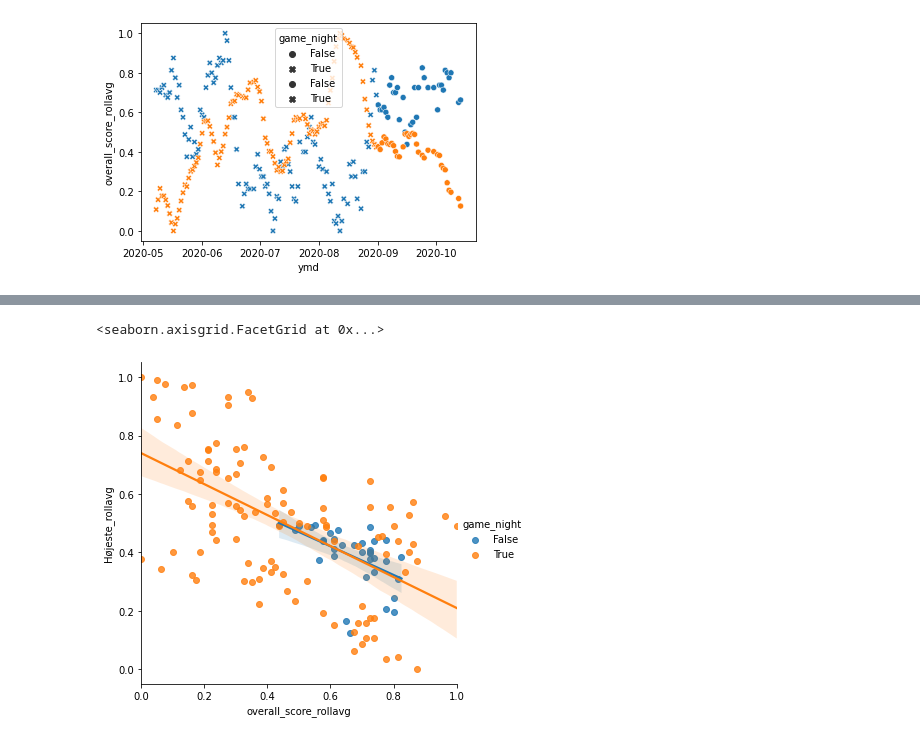
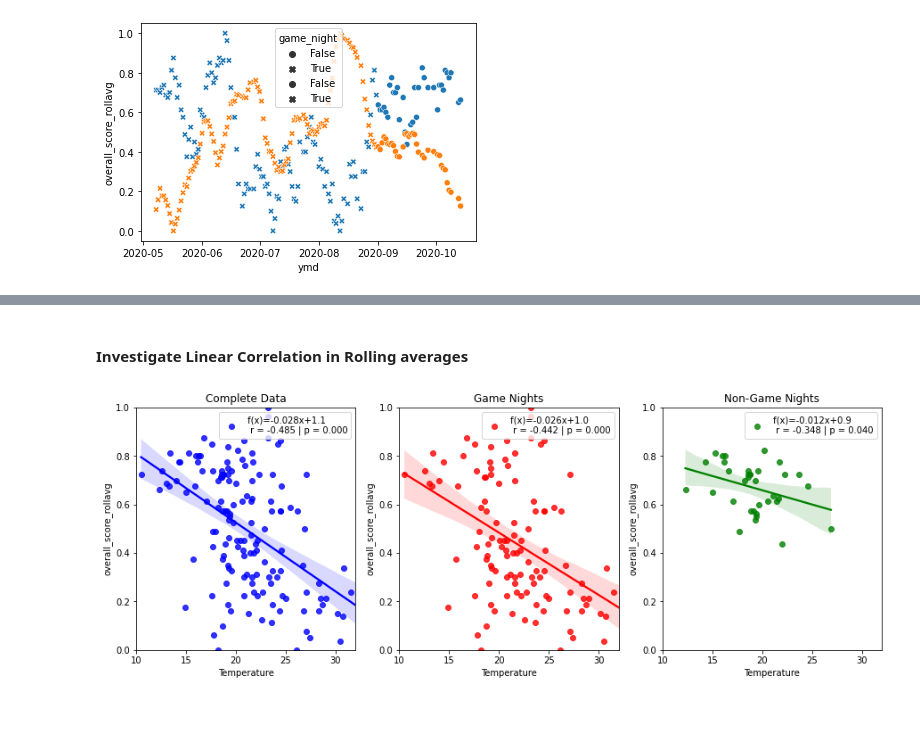
Before and after one commit to DresRumler/fitbit_project, a Jupyter notebook: EDA.ipynb, the cells around one changed output, grey strips where cells are left out. Drawn from its saved outputs; the diff is of its cells as text; code cells hidden in the pictures; blank space fills up the shorter version.

```diff
--- a/EDA.ipynb
+++ b/EDA.ipynb
@@ -311,6 +235,42 @@ plt.show()
-# %%
-# df_tmp.reset_index(inplace=True)
-sns.lmplot(x='overall_score_rollavg', y='Højeste_rollavg', hue='game_night', data=df_tmp)
-# %% [output]
-<seaborn.axisgrid.FacetGrid at 0x...>
-[figure, removed]
+# %% [markdown]
+#### Investigate Linear Correlation in Rolling averages
+# %%
+from scipy import stats
+
+df_gn = df_tmp.loc[df_tmp['game_night'] == True] #game night
+df_ngn = df_tmp.loc[df_tmp['game_night'] == False] #not game night
+
+
+
+
+df_list = [df_tmp, df_gn, df_ngn]
+color = ['b', 'r', 'g']
+titles = ['Complete Data', "Game Nights", "Non-Game Nights"]
+# %%
+# df_tmp.reset_index(inplace=True)
+
+fig, ax_ = plt.subplots(1,3, figsize=(15,5))
+
+for i, df_ in enumerate(df_list):
+
+    df_.dropna(inplace=True)
+
+    slope, intercept, r_value, p_value, std_err = stats.linregress(df_['Temperature'], df_['overall_score_rollavg'])
+
+    sns.regplot(x='Temperature',
+                y='overall_score_rollavg',
+                data=df_,
+                color=color[i],
+                label="f(x)={:.3f}x+{:.1f} \n r = {:.3f} | p = {:.3f}".format(slope, intercept, r_value, p_value),
+                ax=ax_[i]
+               )
+    ax_[i].legend()
+    ax_[i].set_ylim(0, 1)
+    ax_[i].set_xlim(10, 32)
+    ax_[i].set_title(titles[i])
+#     ax[]
+
+#     ax[i].legen
+#     ax[i].set_text("f(x)={0:.1f}x+{1:.1f}".format(slope, intercept))
+# %% [output]
+[figure, added]
```
Also changed, not shown: parts of 25 cells of this notebook.
